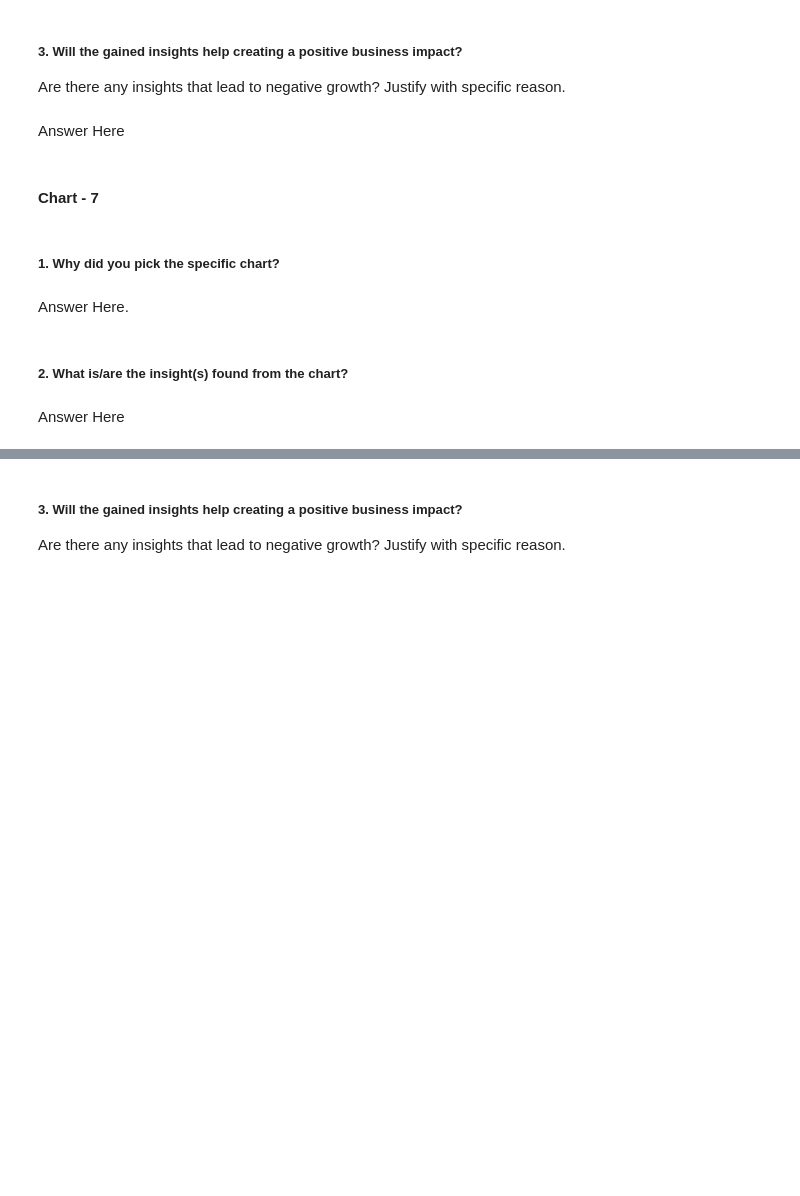
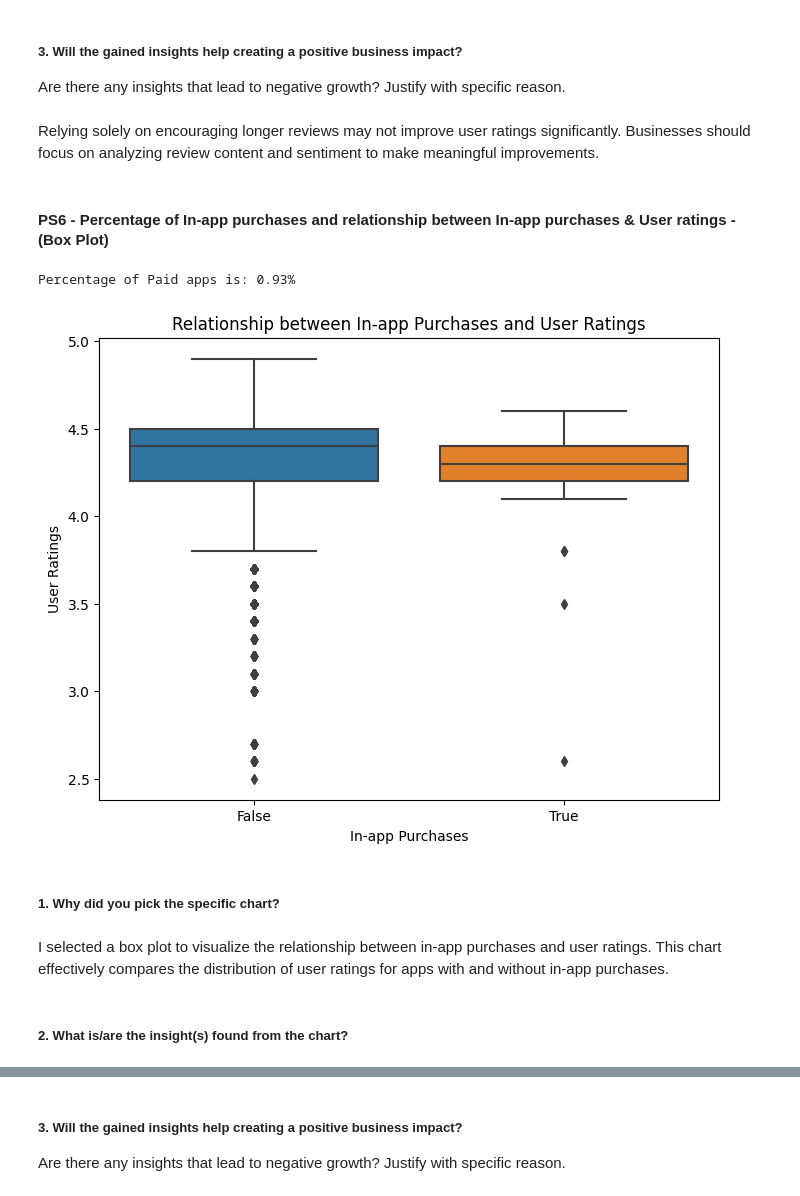
Before and after one commit to Himanshu-Bytes/Play-Store-App-Review-Analysis, a Jupyter notebook: Play_Store_App_Review_Analysis_EDA_Project.ipynb, the cells around one changed output, grey strips where cells are left out. Drawn from its saved outputs; the diff is of its cells as text; code cells hidden in the pictures; blank space fills up the shorter version.

```diff
--- a/Play_Store_App_Review_Analysis_EDA_Project.ipynb
+++ b/Play_Store_App_Review_Analysis_EDA_Project.ipynb
@@ -665,7 +611,3 @@ Answer Here
 # %% [markdown]
 ##### 3. Will the gained insights help creating a positive business impact?
 Are there any insights that lead to negative growth? Justify with specific reason.
-# %% [markdown]
-Answer Here
-# %% [markdown]
-#### Chart - 7
@@ -674,8 +614,29 @@ Answer Here
+# %% [markdown]
+Relying solely on encouraging longer reviews may not improve user ratings significantly. Businesses should focus on analyzing review content and sentiment to make meaningful improvements.
+# %% [markdown]
+#### PS6 - Percentage of In-app purchases and relationship between In-app purchases & User ratings - (Box Plot)
+# %%
+# Creating a categorical column for in-app purchases
+merged_df['In-app Purchases'] = merged_df['Price'] != 0
+
+# Calculating the percentage of paid apps
+percentage_of_paid_apps = (merged_df['In-app Purchases'].sum() / len(merged_df)) * 100
+
+print(f"Percentage of Paid apps is: {percentage_of_paid_apps:.2f}%\n\n")
+
+# Creating a box plot to visualize the relationship
+plt.figure(figsize=(8, 6))
+sns.boxplot(x='In-app Purchases', y='Rating', data=merged_df)
+plt.xlabel('In-app Purchases')
+plt.ylabel('User Ratings')
+plt.title('Relationship between In-app Purchases and User Ratings')
+plt.show()
+# %% [output]
+Percentage of Paid apps is: 0.93%
+[figure, added]
 # %% [markdown]
 ##### 1. Why did you pick the specific chart?
-# %% [markdown]
-Answer Here.
+# %% [markdown]
+I selected a box plot to visualize the relationship between in-app purchases and user ratings. This chart effectively compares the distribution of user ratings for apps with and without in-app purchases.
 # %% [markdown]
 ##### 2. What is/are the insight(s) found from the chart?
-# %% [markdown]
-Answer Here
```
Also changed, not shown: parts of 43 cells of this notebook.
